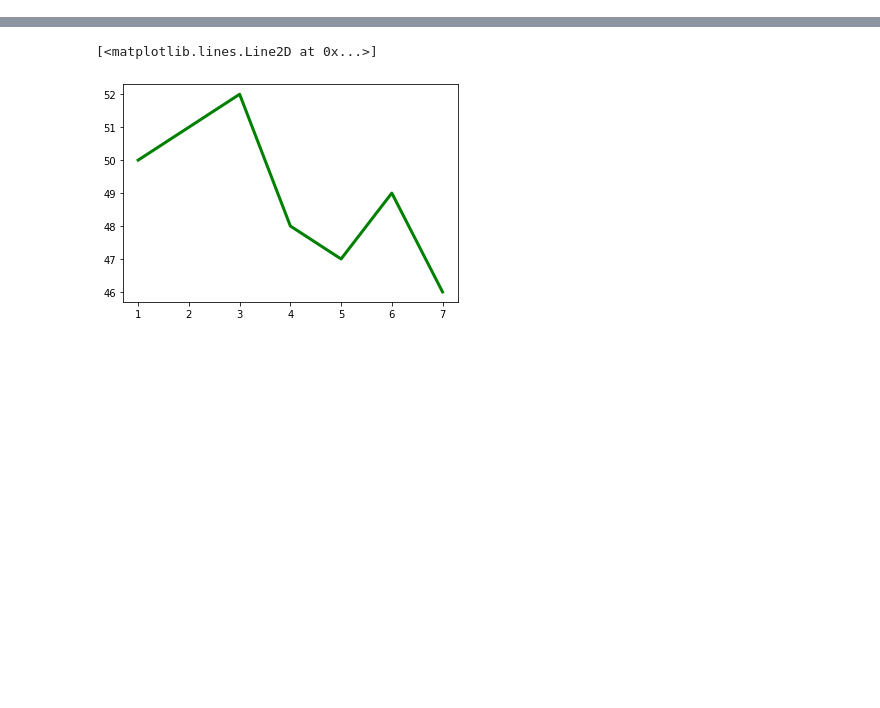
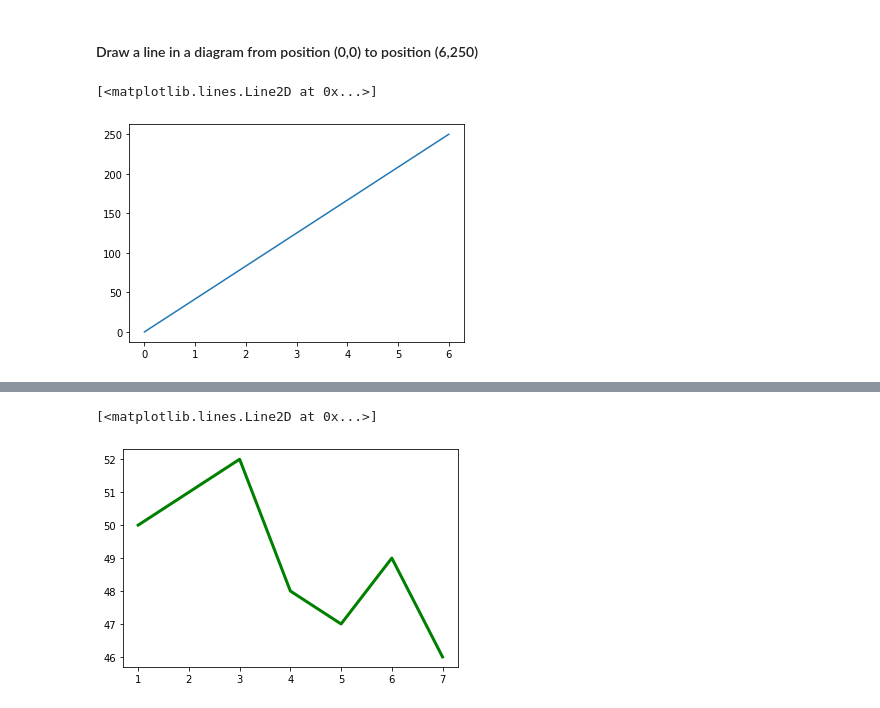
Before and after one commit to shashankvishwakarma/Python-Matplotlib, a Jupyter notebook: 1 Matplotlib Basics.ipynb, the cells around one changed output, grey strips where cells are left out. Saved outputs shown, nothing was run; the diff lists cells and outputs as text; code cells hidden in the pictures; blank space fills up the shorter version.

Commit message:
added examples for matplotlib

```diff
--- a/1 Matplotlib Basics.ipynb
+++ b/1 Matplotlib Basics.ipynb
@@ -3 +5,11 @@ import matplotlib.pyplot as plt
 %matplotlib inline
+# %% [markdown]
+#### Draw a line in a diagram from position (0,0) to position (6,250)
+# %%
+xpoints = np.array([0, 6])
+ypoints = np.array([0, 250])
+
+plt.plot(xpoints, ypoints)
+# %% [output]
+[<matplotlib.lines.Line2D at 0x...>]
+[figure, added]
```
Also changed, not shown: parts of 11 cells of this notebook, 6 other files.
